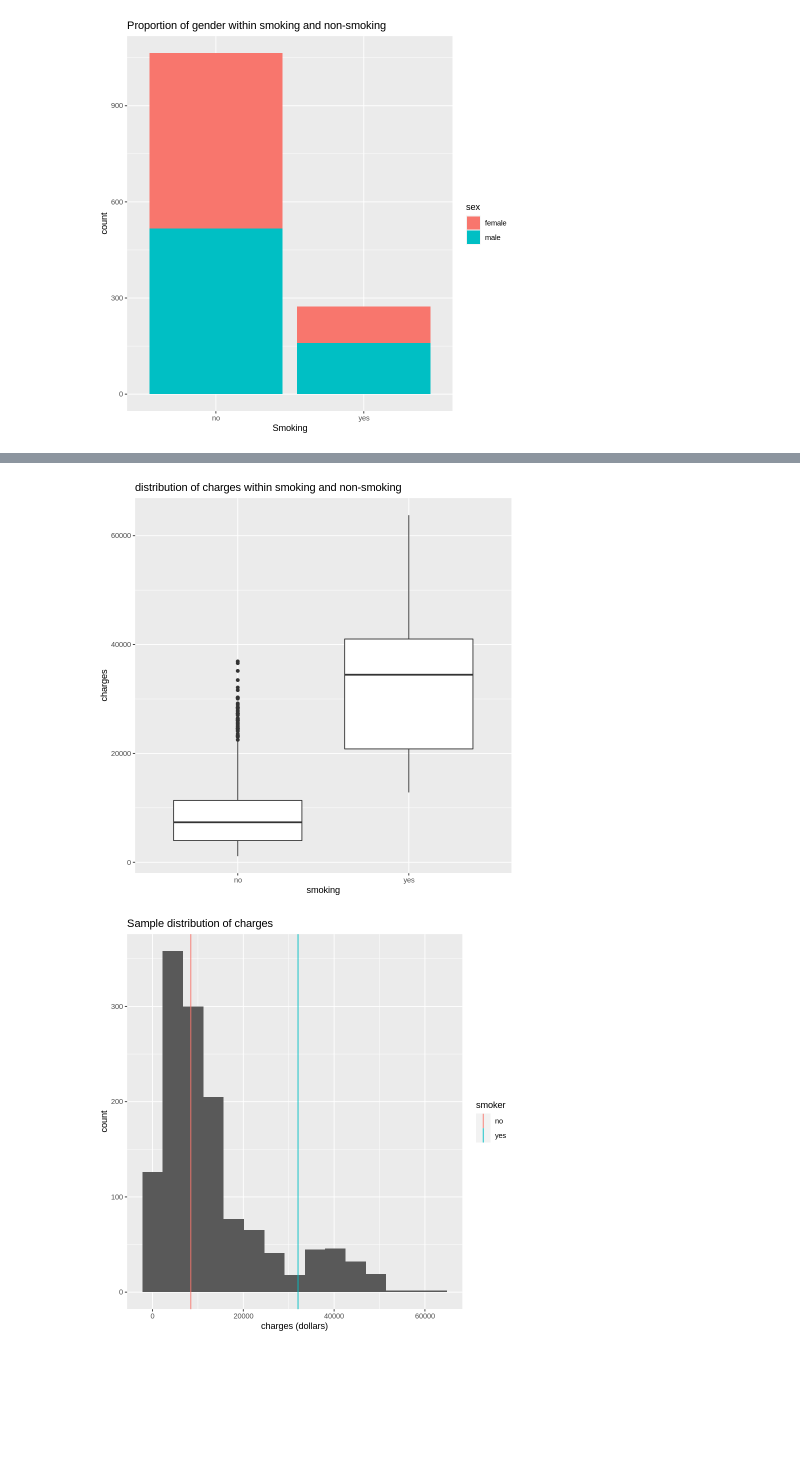
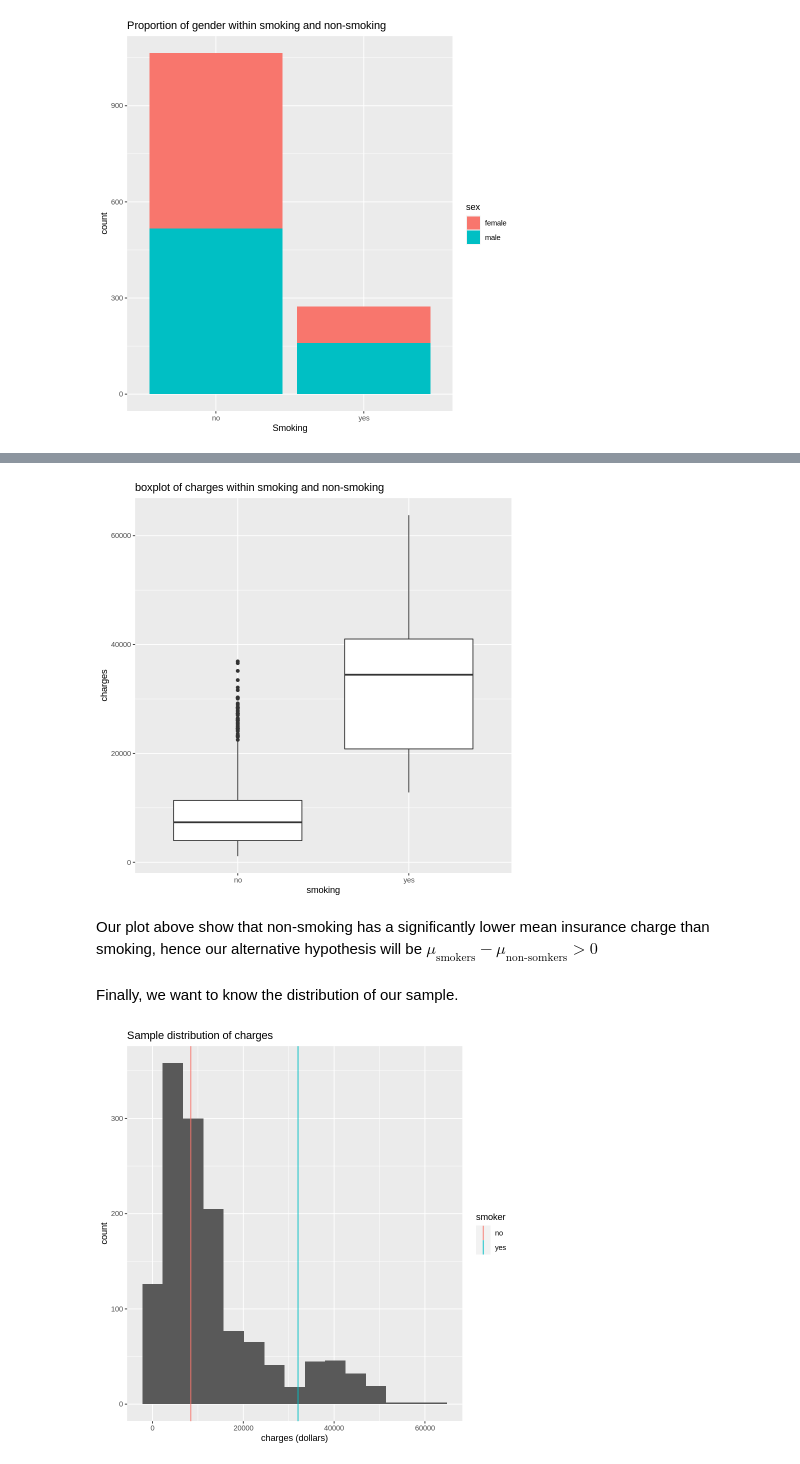
Before and after one commit to Yuji03b/STAT-201-GROUP-1, a Jupyter notebook: proposal.ipynb, the cells around one changed output, grey strips where cells are left out. Drawn from its saved outputs; the diff is of its cells as text; code cells hidden in the pictures; blank space fills up the shorter version.

```diff
--- a/proposal.ipynb
+++ b/proposal.ipynb
@@ -138,11 +191,15 @@ plot2
 # %%
 plot3 <- ggplot(insurance, aes(x=as.factor(smoker), y=charges)) +
     geom_boxplot() +
-    ggtitle("distribution of charges within smoking and non-smoking") +
+    ggtitle("boxplot of charges within smoking and non-smoking") +
     xlab("smoking")
 plot3
 # %% [output]
-[figure, old version]
+[figure, new version]
+# %% [markdown]
+Our plot above show that non-smoking has a significantly lower mean insurance charge than smoking, hence our alternative hypothesis will be $\mu_{\text{smokers}} - \mu_{\text{non-somkers}}>0$
+# %% [markdown]
+Finally, we want to know the distribution of our sample.
 # %%
 plot4 <- insurance %>%
     ggplot(aes(x = charges)) +
```
Also changed, not shown: parts of 10 cells of this notebook.
